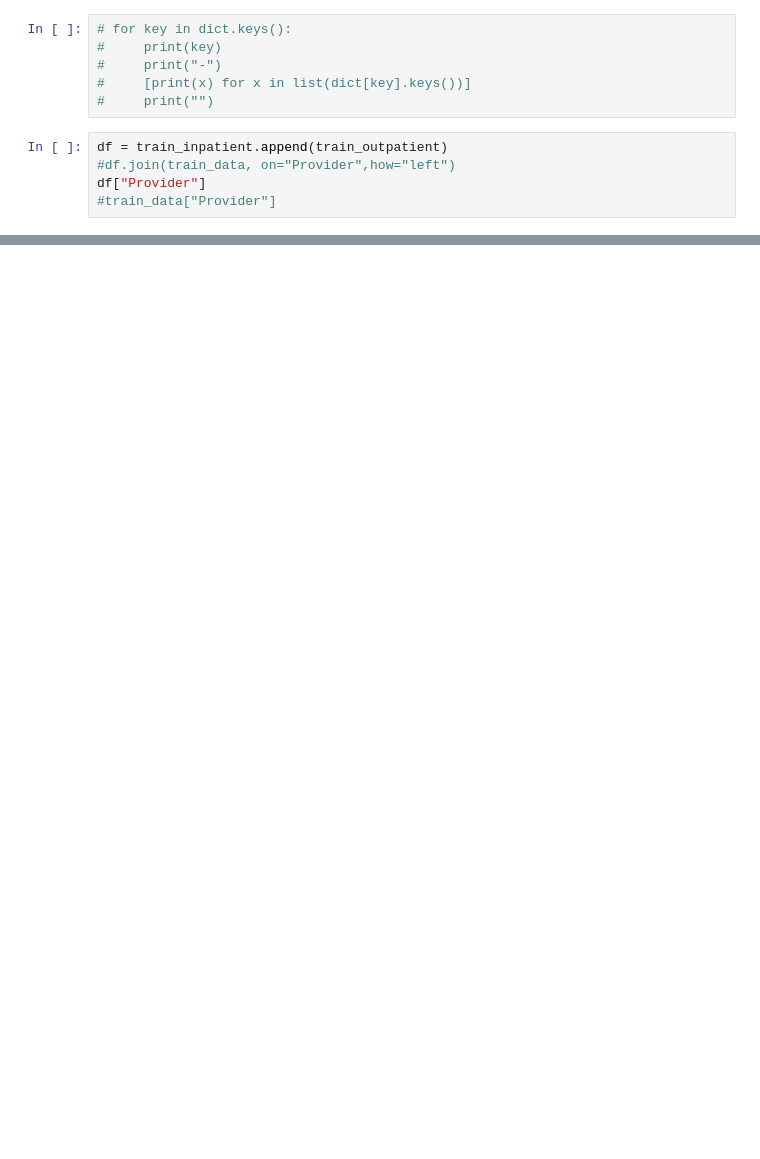
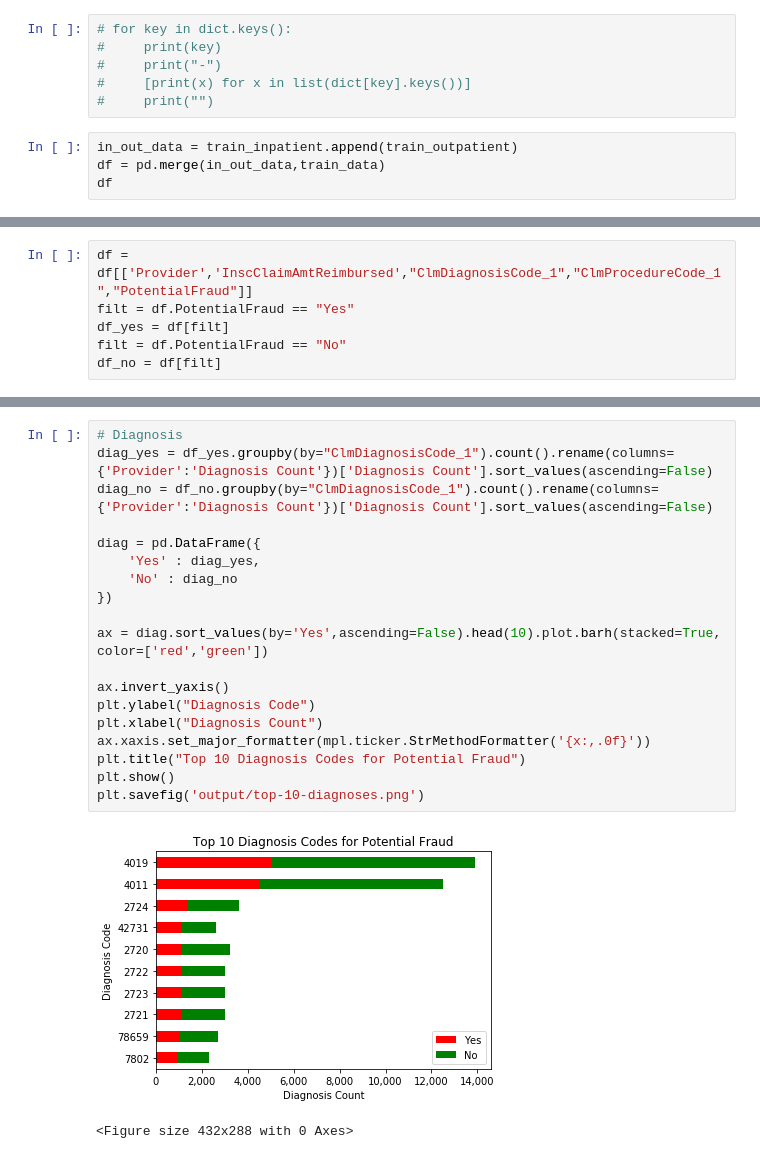
Before and after one commit to kpessa/Project-2-ETL, a Jupyter notebook: kurt.ipynb, the cells around one changed output, grey strips where cells are left out. Cells and saved outputs as stored; diff of their text form; blank space fills up the shorter version.

```diff
--- a/kurt.ipynb
+++ b/kurt.ipynb
@@ -27,8 +31,7 @@ dict = {
 #     [print(x) for x in list(dict[key].keys())]
 #     print("")
 # %%
-df = train_inpatient.append(train_outpatient)
-#df.join(train_data, on="Provider",how="left")
-df["Provider"]
-#train_data["Provider"]
+in_out_data = train_inpatient.append(train_outpatient)
+df = pd.merge(in_out_data,train_data)
+df
 # %% [output]
@@ -47 +51,7 @@ Name: Provider, Length: 558211, dtype: object
+# %%
+df = df[['Provider','InscClaimAmtReimbursed',"ClmDiagnosisCode_1","ClmProcedureCode_1","PotentialFraud"]]
+filt = df.PotentialFraud == "Yes"
+df_yes = df[filt]
+filt = df.PotentialFraud == "No"
+df_no = df[filt]
 # %%
@@ -61,0 +59,22 @@ Name: Provider, Length: 558211, dtype: object
+# %%
+# Diagnosis
+diag_yes = df_yes.groupby(by="ClmDiagnosisCode_1").count().rename(columns={'Provider':'Diagnosis Count'})['Diagnosis Count'].sort_values(ascending=False)
+diag_no = df_no.groupby(by="ClmDiagnosisCode_1").count().rename(columns={'Provider':'Diagnosis Count'})['Diagnosis Count'].sort_values(ascending=False)
+
+diag = pd.DataFrame({
+    'Yes' : diag_yes,
+    'No' : diag_no
+})
+
+ax = diag.sort_values(by='Yes',ascending=False).head(10).plot.barh(stacked=True, color=['red','green'])
+
+ax.invert_yaxis()
+plt.ylabel("Diagnosis Code")
+plt.xlabel("Diagnosis Count")
+ax.xaxis.set_major_formatter(mpl.ticker.StrMethodFormatter('{x:,.0f}'))
+plt.title("Top 10 Diagnosis Codes for Potential Fraud")
+plt.show()
+plt.savefig('output/top-10-diagnoses.png')
+# %% [output]
+[figure, added]
+<Figure size 432x288 with 0 Axes>
```
Also changed, not shown: parts of 5 cells of this notebook, 2 other files.
